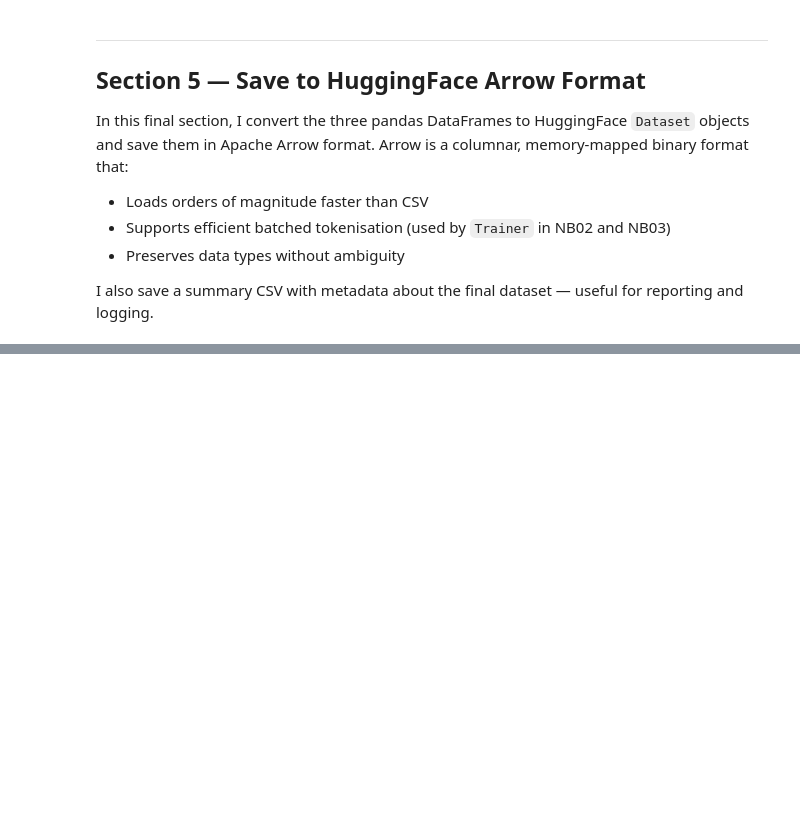
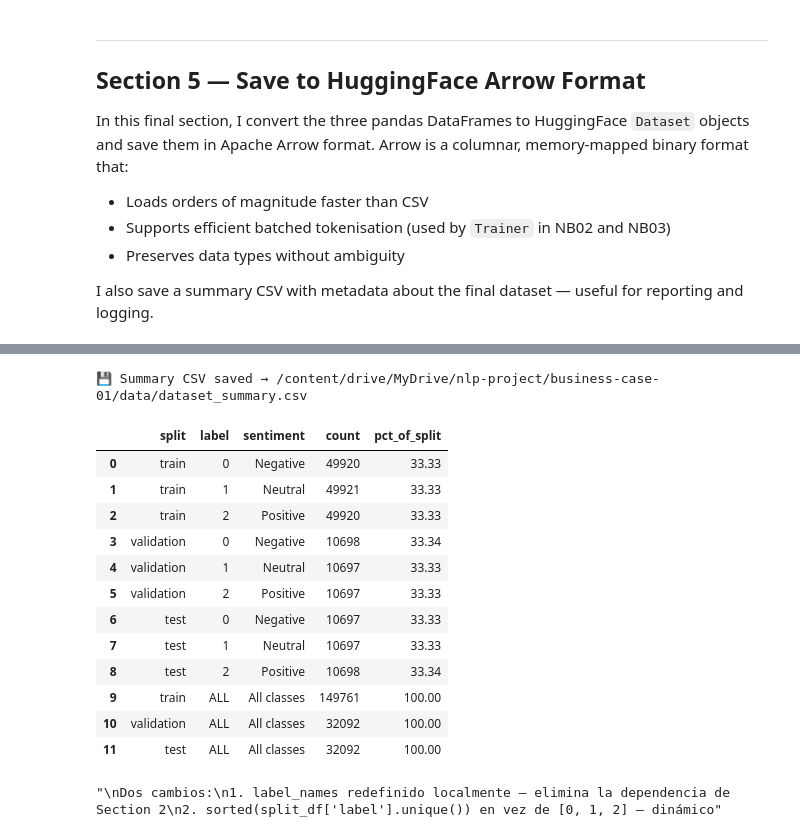
Before and after one commit to Sebastianlopez-dev/NLP-Business-Case-Automated-Customers-Reviews, a Jupyter notebook: notebook_01_data_prep_eda.ipynb, the cells around one changed output, grey strips where cells are left out. Drawn from its saved outputs; the diff is of its cells as text; code cells hidden in the pictures; blank space fills up the shorter version.

```diff
--- a/notebook_01_data_prep_eda.ipynb
+++ b/notebook_01_data_prep_eda.ipynb
@@ -1830,0 +2280,58 @@ print("=" * 60)
+# %%
+# ── Save Summary CSV with Dataset Metadata ────────────────────────────────────
+# I save a small metadata CSV that records the key numbers for this dataset.
+# This is useful for logging, reporting, and for NB02/NB03 to read programmatically.
+#
+# Expected output: CSV file saved to OUTPUT_DIR.
+# Map label integers to human-readable names (defined locally to avoid
+# cross-section dependency on the Section 2 definition)
+label_names = {0: 'Negative', 1: 'Neutral', 2: 'Positive'}
+# Build the summary as a list of dicts — each dict is one row in the CSV
+summary_records = []
+for split_name, split_df in [('train', df_train_final), ('validation', df_val_final), ('test', df_test_final)]:
+    for label_id in sorted(split_df['label'].unique()):
+        n_class = (split_df['label'] == label_id).sum()
+        summary_records.append({
+            'split'       : split_name,
+            'label'       : label_id,
+            'sentiment'   : label_names.get(label_id, f'Class {label_id}'),
+            'count'       : n_class,
+            'pct_of_split': round(n_class / len(split_df) * 100, 2)
+        })
+# Add total row counts as summary rows
+for split_name, split_df in [('train', df_train_final), ('validation', df_val_final), ('test', df_test_final)]:
+    summary_records.append({
+        'split'       : split_name,
+        'label'       : 'ALL',
+        'sentiment'   : 'All classes',
+        'count'       : len(split_df),
+        'pct_of_split': 100.0
+    })
+# Convert to DataFrame and save as CSV
+df_summary = pd.DataFrame(summary_records)
+summary_csv_path = os.path.join(OUTPUT_DIR, 'dataset_summary.csv')
+df_summary.to_csv(summary_csv_path, index=False)
+print(f"💾 Summary CSV saved → {summary_csv_path}")
+display(df_summary)
+
+"""
+Dos cambios:
+1. label_names redefinido localmente — elimina la dependencia de Section 2
+2. sorted(split_df['label'].unique()) en vez de [0, 1, 2] — dinámico
+"""
+# %% [output]
+💾 Summary CSV saved → /content/drive/MyDrive/nlp-project/business-case-01/data/dataset_summary.csv
+|  | split | label | sentiment | count | pct_of_split |
+| 0 | train | 0 | Negative | 49920 | 33.33 |
+| 1 | train | 1 | Neutral | 49921 | 33.33 |
+| 2 | train | 2 | Positive | 49920 | 33.33 |
+| 3 | validation | 0 | Negative | 10698 | 33.34 |
+| 4 | validation | 1 | Neutral | 10697 | 33.33 |
+| 5 | validation | 2 | Positive | 10697 | 33.33 |
+| 6 | test | 0 | Negative | 10697 | 33.33 |
+| 7 | test | 1 | Neutral | 10697 | 33.33 |
+| 8 | test | 2 | Positive | 10698 | 33.34 |
+| 9 | train | ALL | All classes | 149761 | 100.00 |
+| 10 | validation | ALL | All classes | 32092 | 100.00 |
+| 11 | test | ALL | All classes | 32092 | 100.00 |
+"\nDos cambios:\n1. label_names redefinido localmente — elimina la dependencia de Section 2\n2. sorted(split_df['label'].unique()) en vez de [0, 1, 2] — dinámico"
```
Also changed, not shown: parts of 52 cells of this notebook, 4 other files.
